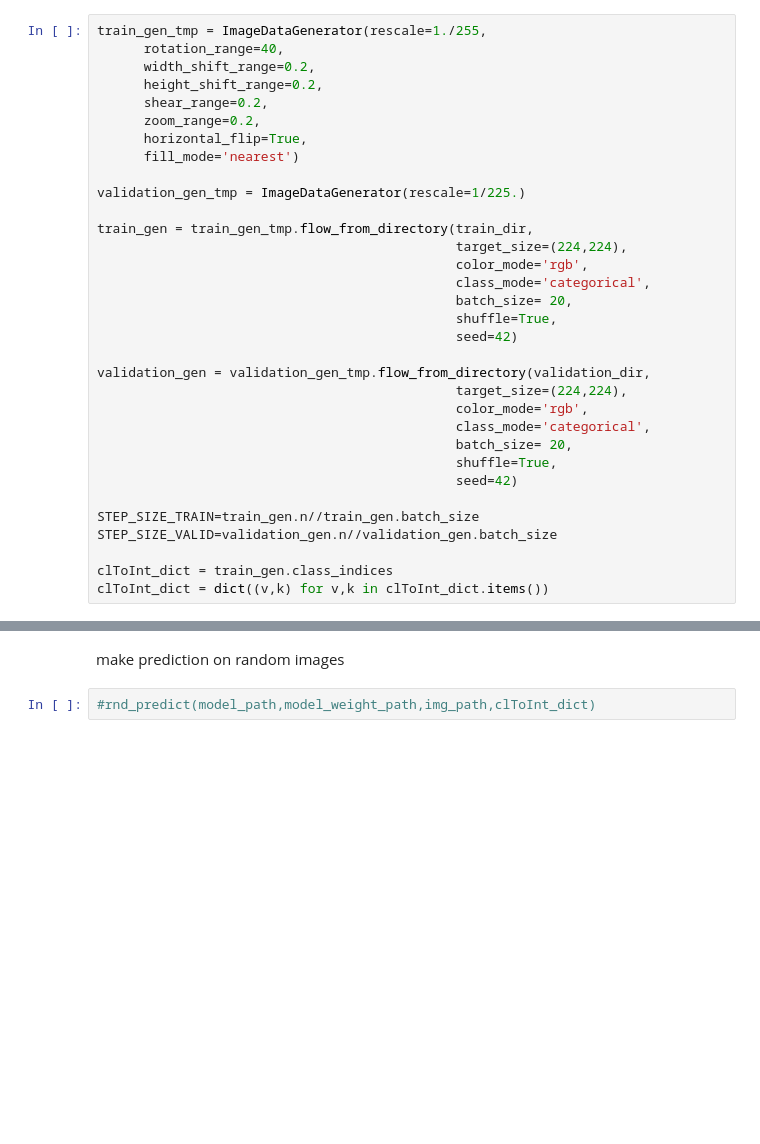
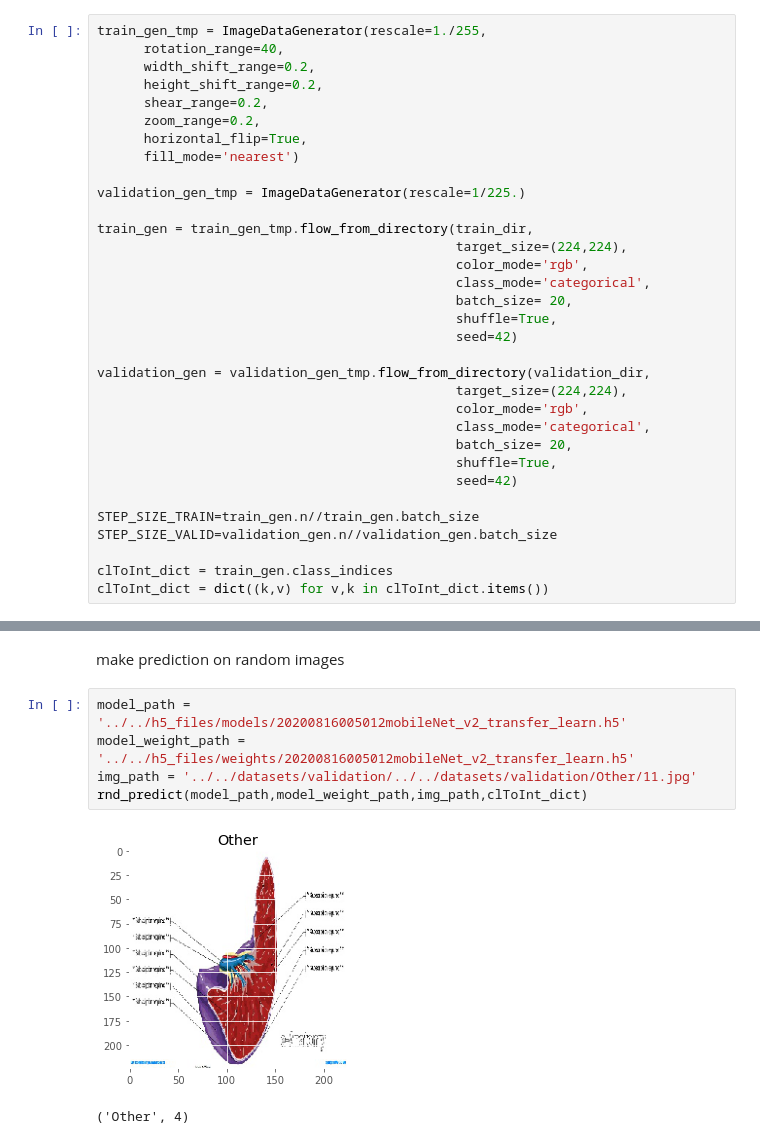
Before and after one commit to nipdep/human_organs_image_classifiaction, a Jupyter notebook: src/models/tl_mobileNet.ipynb, the cells around one changed output, grey strips where cells are left out. Cells and saved outputs as stored; diff of their text form; blank space fills up the shorter version.

```diff
--- a/src/models/tl_mobileNet.ipynb
+++ b/src/models/tl_mobileNet.ipynb
@@ -77,7 +77,7 @@ STEP_SIZE_TRAIN=train_gen.n//train_gen.batch_size
 STEP_SIZE_VALID=validation_gen.n//validation_gen.batch_size
 
 clToInt_dict = train_gen.class_indices
-clToInt_dict = dict((v,k) for v,k in clToInt_dict.items())
+clToInt_dict = dict((k,v) for v,k in clToInt_dict.items())
 # %% [output]
 Found 2562 images belonging to 6 classes.
 Found 236 images belonging to 6 classes.
@@ -212,5 +221,11 @@ save the model in .h5 file
 model_path,model_weight_path = save(model,datetime.now().strftime("%Y%m%d%H%M%S")+model_name+'.h5')
 # %% [markdown]
 make prediction on random images
-# %%
-#rnd_predict(model_path,model_weight_path,img_path,clToInt_dict)
+# %%
+model_path = '../../h5_files/models/20200816005012mobileNet_v2_transfer_learn.h5'
+model_weight_path = '../../h5_files/weights/20200816005012mobileNet_v2_transfer_learn.h5'
+img_path = '../../datasets/validation/../../datasets/validation/Other/11.jpg'
+rnd_predict(model_path,model_weight_path,img_path,clToInt_dict)
+# %% [output]
+[figure, added]
+('Other', 4)
```
Also changed, not shown: parts of 3 cells of this notebook, 3 other files.
